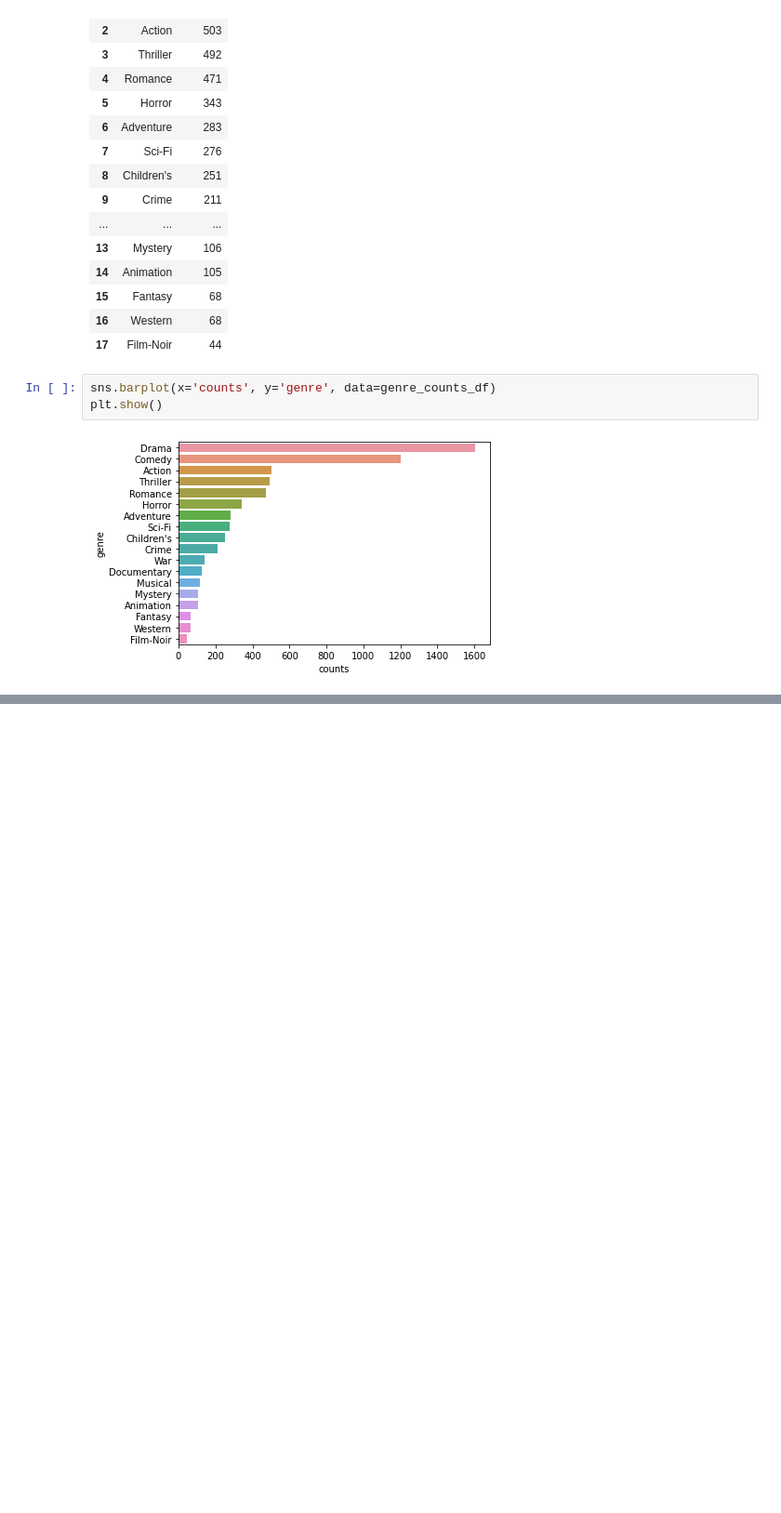
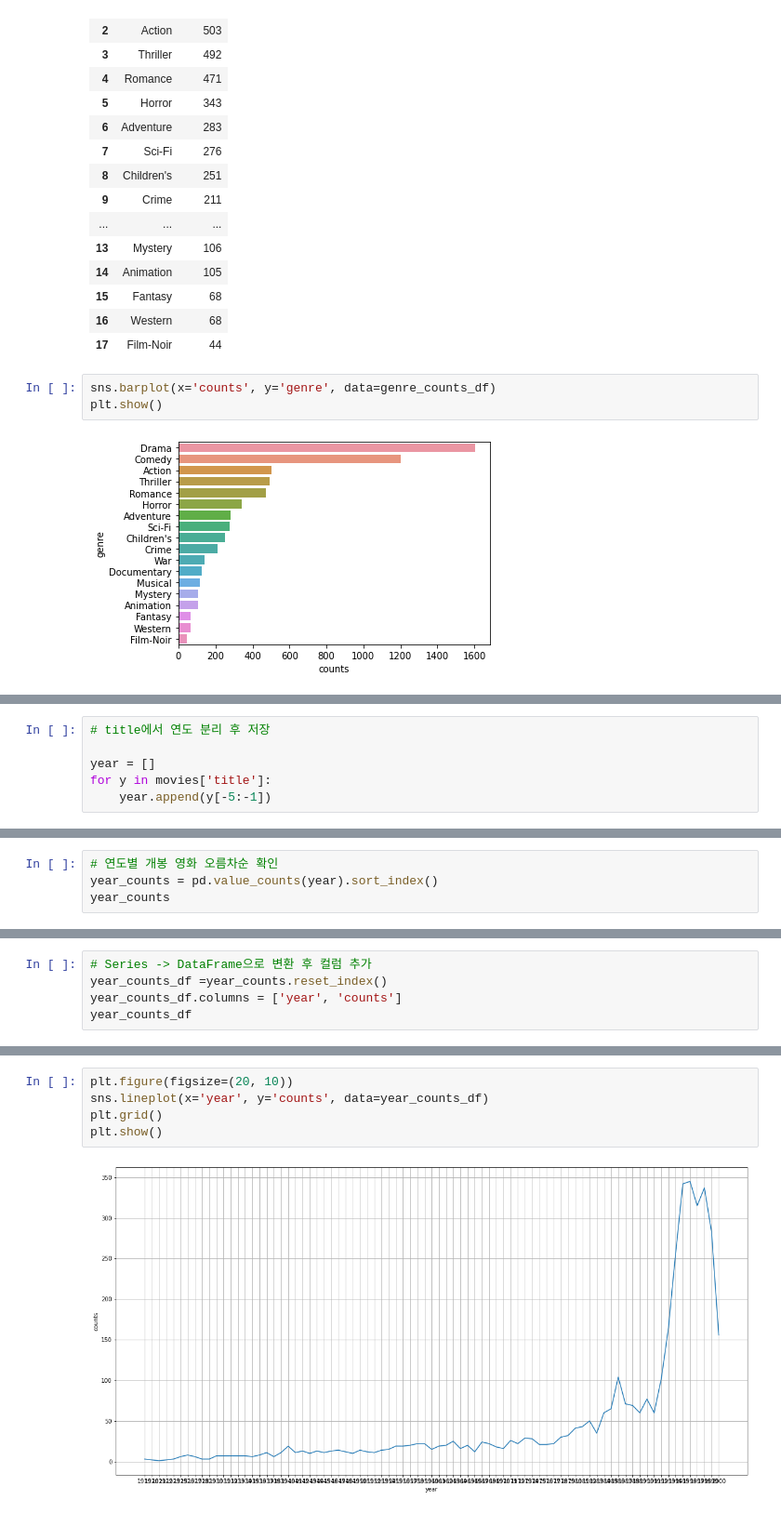
Before and after one commit to sejinseo/Itwill_Python, a Jupyter notebook: py25_movielens.ipynb, the cells around one changed output, grey strips where cells are left out. Shown: that part at 93% size. Drawn from its saved outputs; the diff is of its cells as text; blank space fills up the shorter version.

```diff
--- a/py25_movielens.ipynb
+++ b/py25_movielens.ipynb
@@ -189,0 +205,6 @@ plt.show()
+# %%
+# title에서 연도 분리 후 저장
+
+year = []
+for y in movies['title']:
+    year.append(y[-5:-1])
@@ -189,0 +224,4 @@ plt.show()
+# %%
+# 연도별 개봉 영화 오름차순 확인
+year_counts = pd.value_counts(year).sort_index()
+year_counts
@@ -189,0 +241,5 @@ plt.show()
+# %%
+# Series -> DataFrame으로 변환 후 컬럼 추가
+year_counts_df =year_counts.reset_index()
+year_counts_df.columns = ['year', 'counts']
+year_counts_df
@@ -189,0 +260,7 @@ plt.show()
+# %%
+plt.figure(figsize=(20, 10))
+sns.lineplot(x='year', y='counts', data=year_counts_df)
+plt.grid()
+plt.show()
+# %% [output]
+[figure, added]
```
Also changed, not shown: parts of 5 cells of this notebook.
